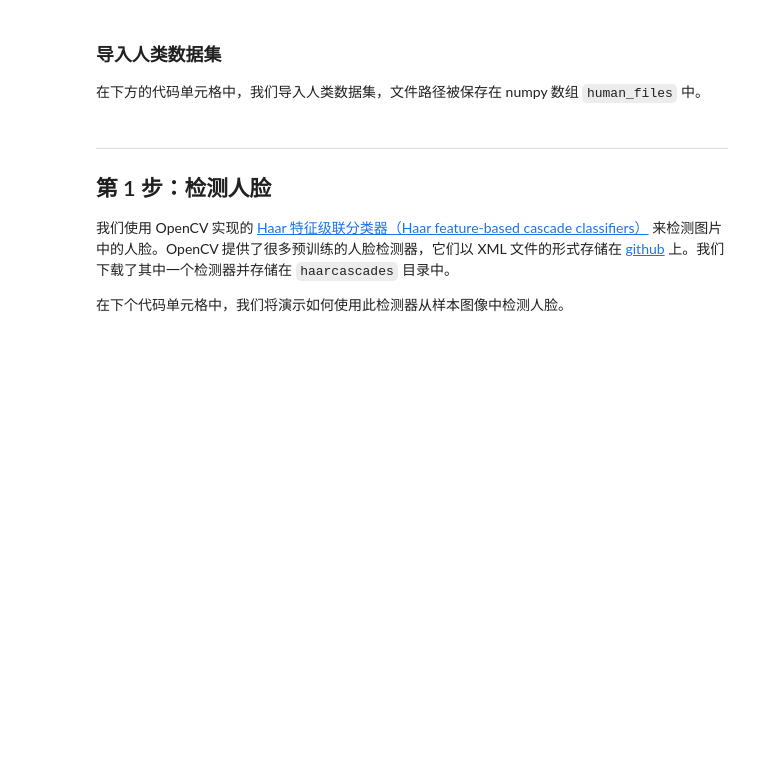
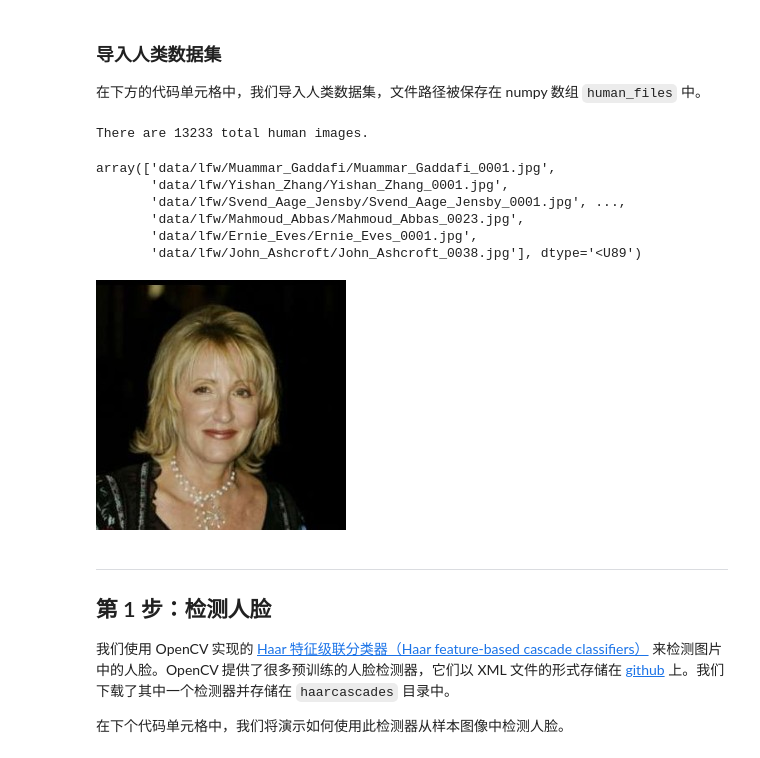
Before and after one commit to kissingurami/my_notebooks, a Jupyter notebook: 4.0-Udacity-Data-Science/7.0_dog_breed_classifier/dog_app-zh.ipynb, the cells around one changed output. Saved outputs shown, nothing was run; the diff lists cells and outputs as text; code cells hidden in the pictures; blank space fills up the shorter version.

```diff
--- a/4.0-Udacity-Data-Science/7.0_dog_breed_classifier/dog_app-zh.ipynb
+++ b/4.0-Udacity-Data-Science/7.0_dog_breed_classifier/dog_app-zh.ipynb
@@ -119,11 +148,29 @@ import random
 random.seed(8675309)
 
 # load filenames in shuffled human dataset
-human_files = np.array(glob("../../../data/lfw/*/*"))
+human_files = np.array(glob("data/lfw/*/*"))
 random.shuffle(human_files)
 
 # print statistics about the dataset
 print('There are %d total human images.' % len(human_files))
+# %% [output]
+There are 13233 total human images.
+# %%
+human_files
+# %% [output]
+array(['data/lfw/Muammar_Gaddafi/Muammar_Gaddafi_0001.jpg',
+       'data/lfw/Yishan_Zhang/Yishan_Zhang_0001.jpg',
+       'data/lfw/Svend_Aage_Jensby/Svend_Aage_Jensby_0001.jpg', ...,
+       'data/lfw/Mahmoud_Abbas/Mahmoud_Abbas_0023.jpg',
+       'data/lfw/Ernie_Eves/Ernie_Eves_0001.jpg',
+       'data/lfw/John_Ashcroft/John_Ashcroft_0038.jpg'], dtype='<U89')
+# %%
+from IPython.display import Image
+index = 3
+#print(dog_names[np.argmax(train_targets[index])])
+Image(filename=human_files[index])
+# %% [output]
+[figure, added]
 # %% [markdown]
 ---
 <a id='step1'></a>
```
Also changed, not shown: parts of 44 cells of this notebook, 1 other file.
